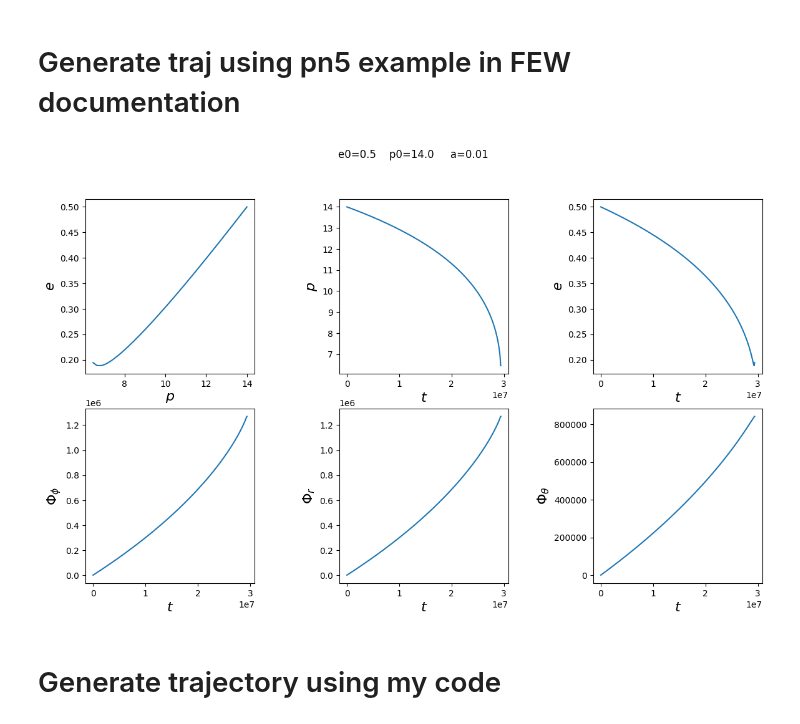
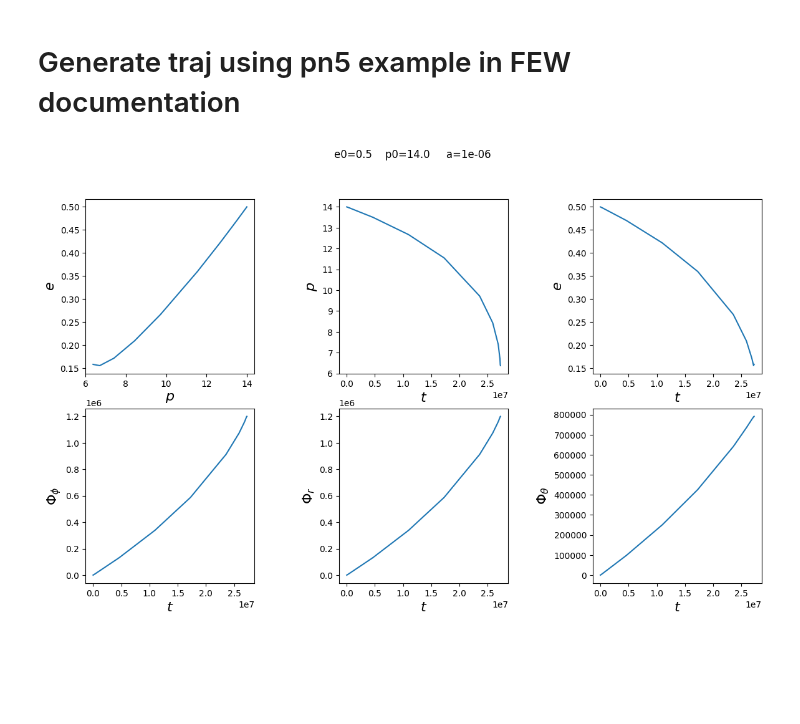
Before and after one commit to Shaun-F/GWGenerator, a Jupyter notebook: Debugging/Compare trajectory modules.ipynb, the cells around one changed output. Saved outputs shown, nothing was run; the diff lists cells and outputs as text; code cells hidden in the pictures; blank space fills up the shorter version.

Commit message:
Debugged trajectory module

```diff
--- a/Debugging/Compare trajectory modules.ipynb
+++ b/Debugging/Compare trajectory modules.ipynb
@@ -103,15 +103,7 @@ mp.pretty = True
 # constants from our package
 from few.utils.constants import MTSUN_SI, YRSID_SI, Pi
 
-# for common interface with C/mathematica
-def Power(x, n):
-    return x**n
 
-def Sqrt(x):
-    return np.sqrt(x)
-
-# this is class object just to hold epsilon as it steps
-# this class is instantiated and then run like the derivative function in the integrator (ex. dydt)
 class testPN:
     def __init__(self, epsilon):
         self.epsilon = epsilon
@@ -167,7 +159,6 @@ class testPN:
 
         return dydt
 
-
 # this is the actual class that implements a PN trajectory. It uses the PN class in the integrator.
 class testPnTrajectory(TrajectoryBase):
 
@@ -182,11 +173,12 @@ class testPnTrajectory(TrajectoryBase):
         y0 = [p0, e0, 0.0, 0.0]
 
         T = T * YRSID_SI / (M * MTSUN_SI)
-
         Msec = M * MTSUN_SI
 
         epsilon = mu/M
-        integrator = DOP853(PN(epsilon,bhspin=a), 0.0, y0, T, max_step = T/100)
+        self.PNEvaluator=testPN(epsilon)
+        npoints = 10
+        integrator = DOP853(self.PNEvaluator, 0.0, y0, T, max_step = T/npoints)
 
         t_out, p_out, e_out = [0.], [p0], [e0]
         Phi_phi_out, Phi_r_out = [0.], [0.]
@@ -202,10 +194,14 @@ class testPnTrajectory(TrajectoryBase):
             Phi_phi_out.append(Phi_phi)
             Phi_r_out.append(Phi_r)
 
-            if (p - get_separatrix(a,e,1.)) < 0.1:
-                run = False
-            if e<0 or e>1:
+           #catch separatrix crossing and halt integration
+            if (p - get_separatrix(a,e,1.))<0.1:
                 run=False
+                exit_reason="Passed separatrix"
+
+            if e<0 or e>=1:
+                run=False
+                exit_reason="Ecccentricity exceeded bounds"
 
         # read out data. It must return length 6 tuple
         t = np.asarray(t_out)
@@ -221,25 +217,23 @@ class testPnTrajectory(TrajectoryBase):
         return (t, p, e, x, Phi_phi, Phi_theta, Phi_r)
 # %%
 traj = testPnTrajectory()
-a=1e-2
+a=1e-6
 t, p, e, Y, Phi_phi, Phi_r, Phi_theta = traj(M, mu, a, p0, e0, Y0,T=2)
 fig, axes = plt.subplots(2, 3)
 plt.subplots_adjust(wspace=0.5)
 fig.set_size_inches(14, 8)
 axes = axes.ravel()
 
 ylabels = [r'$e$', r'$p$', r'$e$', r'$\Phi_\phi$', r'$\Phi_r$', r'$\Phi_\theta$']
 xlabels = [r'$p$', r'$t$', r'$t$', r'$t$', r'$t$', r'$t$', r'$t$', r'$t$']
 ys = [e, p, e,  Phi_phi, Phi_r, Phi_theta]
 xs = [p, t, t, t, t, t]
 
 for i, (ax, x, y, xlab, ylab) in enumerate(zip(axes, xs, ys, xlabels, ylabels)):
     ax.plot(x, y)
     ax.set_xlabel(xlab, fontsize=16)
     ax.set_ylabel(ylab, fontsize=16)
 
 fig.suptitle("e0={0}    p0={1}     a={2}".format(e0,p0,a));
 # %% [output]
-[figure, old version]
+[figure, new version]
-# %% [markdown]
-# Generate trajectory using my code
```
Also changed, not shown: parts of 3 cells of this notebook, 3 other files.
